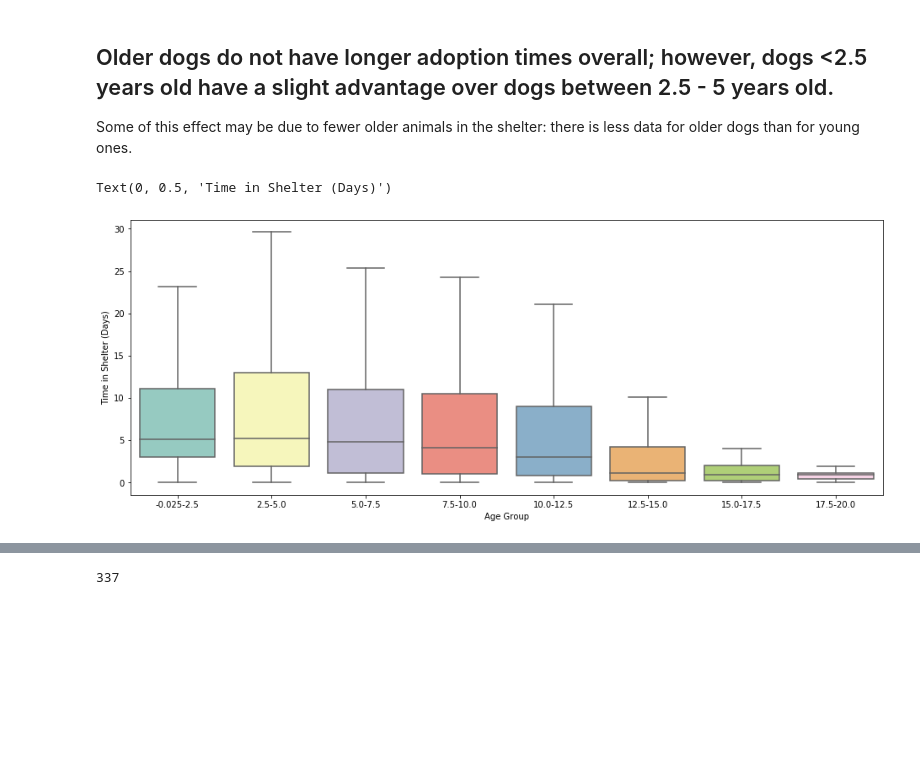
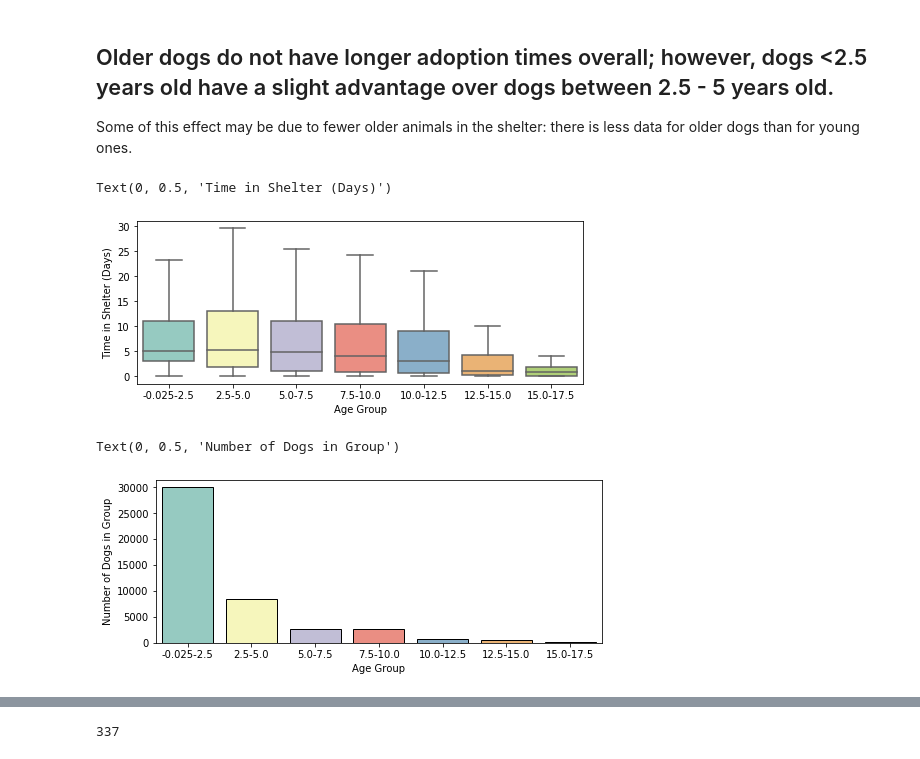
Before and after one commit to krritz/Animal-Shelter-Exploratory-Analysis, a Jupyter notebook: Animal Shelter Analysis.ipynb, the cells around one changed output, grey strips where cells are left out. Drawn from its saved outputs; the diff is of its cells as text; code cells hidden in the pictures; blank space fills up the shorter version.

```diff
--- a/Animal Shelter Analysis.ipynb
+++ b/Animal Shelter Analysis.ipynb
@@ -81,0 +709,8 @@ Although dogs are more common in this dataset, they take less time on average to
+# %%
+flatui = ["#9b59b6", "#3498db", "#95a5a6", "#e74c3c", "#34495e", "#2ecc71"]
+sns.set_palette(flatui)
+plt.figure(figsize=(8, 3))
+sns.boxplot(x='multicolor', y='time_in_shelter_days',
+                    data=dog_coats, palette=flatui, showfliers=False)
+plt.xlabel('Coat Composition')
+plt.ylabel('Time in Shelter (Days)')
@@ -266,12 +1108,28 @@ sortagegroup = dogs['age_group'].value_counts().to_dict()
 # %%
-plt.figure(figsize=(16, 6))
+plt.figure(figsize=(8,3))
 sns.boxplot(x='age_group', y='time_in_shelter_days',
-                    data=dogs, palette='Set3', showfliers=False, order=sortagegroup)
+            data=dogs, palette='Set3', showfliers=False,
+            order=['-0.025-2.5', '2.5-5.0', '5.0-7.5',
+                   '7.5-10.0', '10.0-12.5', '12.5-15.0',
+                   '15.0-17.5'])
 plt.xlabel('Age Group')
 plt.ylabel('Time in Shelter (Days)')
 # %% [output]
 Text(0, 0.5, 'Time in Shelter (Days)')
-[figure, old version]
+[figure, new version]
+# %%
+plt.figure(figsize=(8, 3))
+sns.barplot(x=dogs.groupby('age_group').count().index,
+            y=dogs.groupby('age_group').count()['age_upon_outcome'],
+            data=dogs.groupby('age_group').count(), palette='Set3',
+            order=['-0.025-2.5', '2.5-5.0', '5.0-7.5',
+                   '7.5-10.0', '10.0-12.5', '12.5-15.0',
+                   '15.0-17.5'], ec='black')
+plt.xlabel('Age Group')
+plt.ylabel('Number of Dogs in Group')
+# %% [output]
+Text(0, 0.5, 'Number of Dogs in Group')
+[figure, added]
 # %% [markdown]
 # Is Black Dog Syndrome occuring at the Austin Animal Shelter?
 This phenomenon, described [here](https://en.wikipedia.org/wiki/Black_dog_syndrome), hypothesizes that black dogs are less likely to be adopted than lighter colored dogs. While this phenomenon is widely disputed, several efforts have been made to assist dark-coated dogs with adoption, including the [The Black Dog Project](https://www.fredlevyart.com/index/G00007N.NR0KFZ5I).
```
Also changed, not shown: parts of 161 cells of this notebook.
